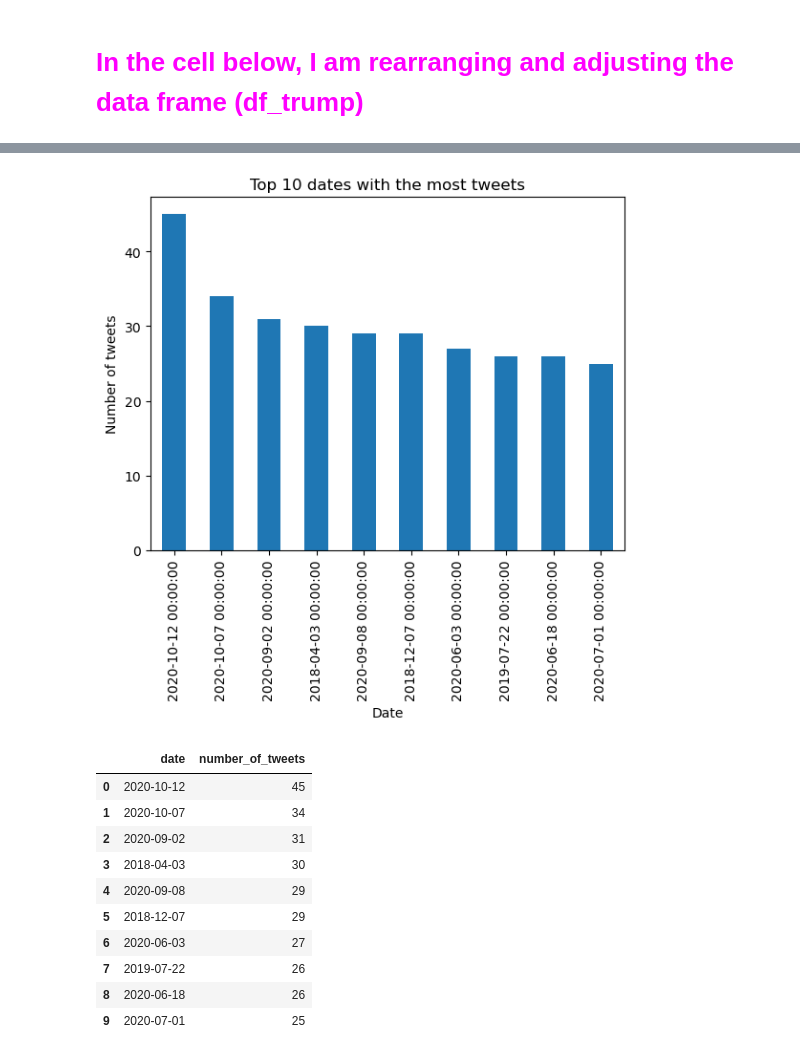
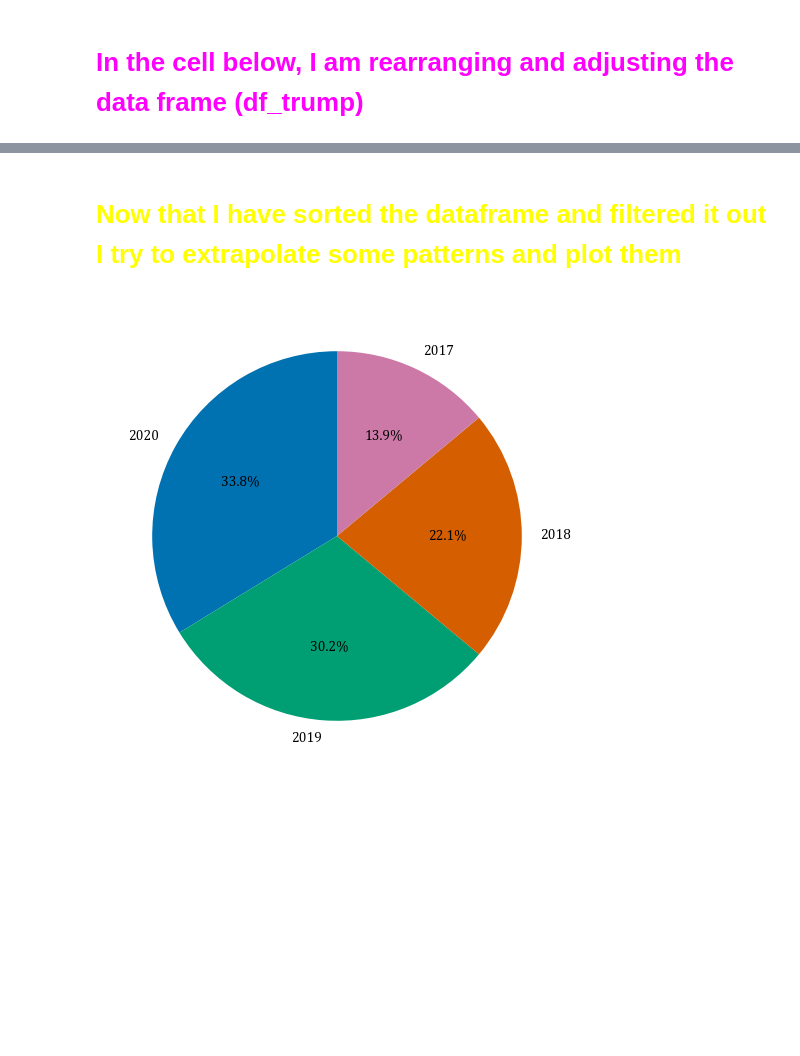
Before and after one commit to Htbibalan/PYTHON_COURSE_2024, a Jupyter notebook: notebooks/hel8048_project.ipynb, the cells around one changed output, grey strips where cells are left out. Cells and saved outputs as stored; diff of their text form; code cells hidden in the pictures; blank space fills up the shorter version.

Commit message:
Plot_update_map
plotted the majority of data including map of the tweets

```diff
--- a/notebooks/hel8048_project.ipynb
+++ b/notebooks/hel8048_project.ipynb
@@ -1,16 +1,24 @@
 # %%
-# importing some libraries that I will use in this script
+# importing some libraries that I will use ibn this script
 import pandas as pd
 import matplotlib.pyplot as plt
+import matplotlib.patches as mpatches
+from matplotlib.lines import Line2D
 from sklearn.linear_model import LinearRegression
 import numpy as np
-
+import matplotlib.ticker as ticker
+import pycountry
+import re
+from collections import Counter
 # codes below adjust the number of rows and columns displayed by Pandas, remove the # sign if you would like Pandas to display data beyond the default configuration
 # pd.options.display.max_rows= 40000
 # pd.options.display.max_columns= 6
 
 # The line below defines the pathway to store plots which will be used throughout the script
 fig_folder = "../plots//"
+
+# changing the font used for plots
+plt.rcParams['font.family'] = 'cambria'
 # %%
 # The line below gets the CSV file which is stored in the "source" folder
 csv="../source/trump_insult_tweets_2014_to_2021.csv"
@@ -255,8 +66,0 @@ plt.show()
-# %%
-# get the number of tweets per day of the week
-df_trump['date'] = df_trump['date'].astype(str)
-df_trump['day_of_week'].value_counts().plot(kind='bar')
-plt.xlabel('Day of the week')
-plt.ylabel('Number of tweets')
-plt.title('Number of tweets per day of the week')
-plt.show()
@@ -336,28 +67,17 @@ plt.show()
-# %%
-# the dates with the most tweets top 10
-df_trump['date'] = pd.to_datetime(df_trump['date'])
-df_trump['date'].value_counts().head(10)
-# make a bar plot of the top 10 dates with the most tweets
-df_trump['date'].value_counts().head(10).plot(kind='bar')
-plt.xlabel('Date')
-plt.ylabel('Number of tweets')
-plt.title('Top 10 dates with the most tweets')
-plt.show()
-
-# store the top 10 dates and the context with the most tweets in a variable
-top_10_dates = df_trump['date'].value_counts().head(10).reset_index()
-top_10_dates.columns = ['date', 'number_of_tweets']
-top_10_dates
-# %% [output]
-[figure, removed]
-|  | date | number_of_tweets |
-| 0 | 2020-10-12 | 45 |
-| 1 | 2020-10-07 | 34 |
-| 2 | 2020-09-02 | 31 |
-| 3 | 2018-04-03 | 30 |
-| 4 | 2020-09-08 | 29 |
-| 5 | 2018-12-07 | 29 |
-| 6 | 2020-06-03 | 27 |
-| 7 | 2019-07-22 | 26 |
-| 8 | 2020-06-18 | 26 |
-| 9 | 2020-07-01 | 25 |
+# %% [markdown]
+# <font color = "yellow"> Now that I have sorted the dataframe and filtered it out I try to extrapolate some patterns and plot them </font>
+# %%
+#Percentage of tweets per year across the four years in office
+#  get the total number of tweets in each year and sort in ascending order
+
+tweets_per_year = df_trump['date'].dt.year.value_counts().sort_index(ascending=False)
+
+# I am using the colorblind-friendly palette from Seaborn
+plt.figure(figsize=(8,6))
+plt.pie(tweets_per_year, labels=tweets_per_year.index, autopct='%1.1f%%', startangle=90, colors= ['#0072B2', '#009E73', '#D55E00', '#CC79A7'])
+plt.title("")
+plt.savefig(fig_folder + "pieplot_tweets.png")
+
+plt.show()
+# %% [output]
+[figure, added]
```
Also changed, not shown: parts of 38 cells of this notebook, 21 other files.
